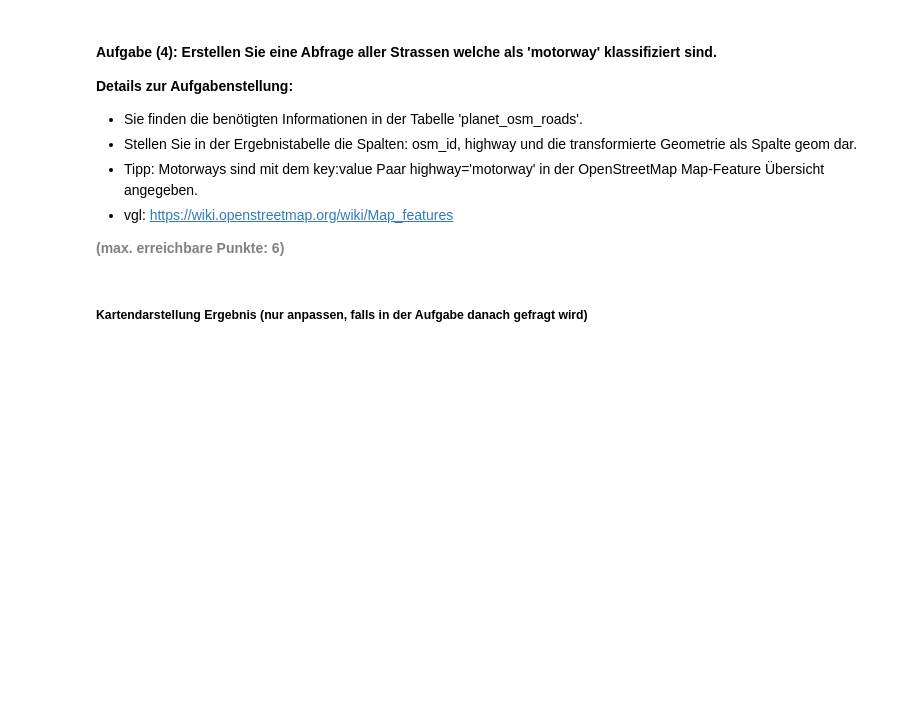
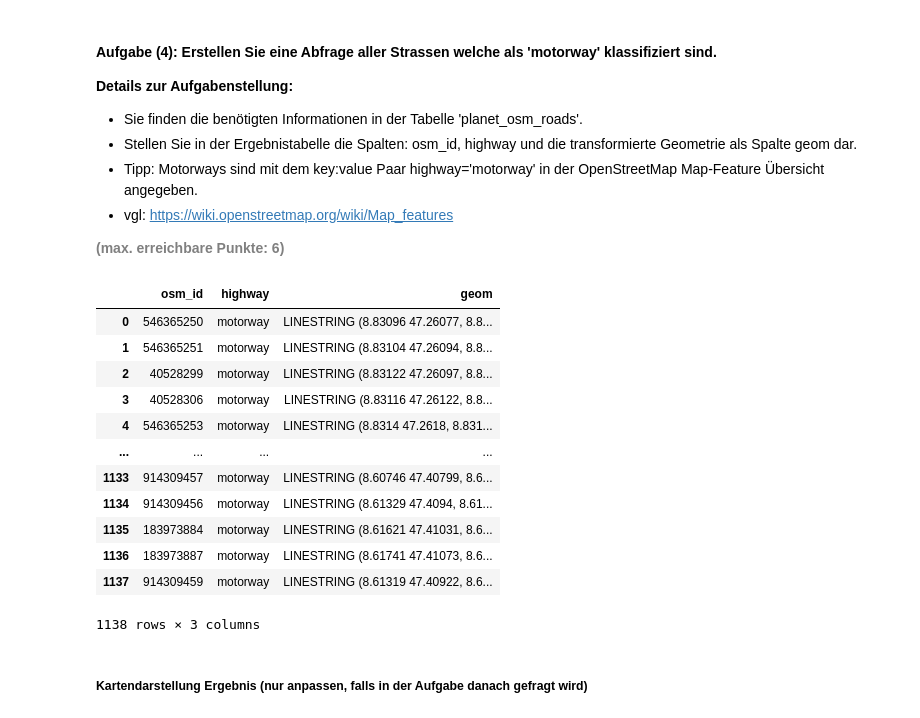
Before and after one commit to zempcol1/python_postgresql_postgis, a Jupyter notebook: HS24 EXAM/AP03_Management_Raeumliche_Daten.ipynb, the cells around one changed output. Saved outputs shown, nothing was run; the diff lists cells and outputs as text; code cells hidden in the pictures; blank space fills up the shorter version.

```diff
--- a/HS24 EXAM/AP03_Management_Raeumliche_Daten.ipynb
+++ b/HS24 EXAM/AP03_Management_Raeumliche_Daten.ipynb
@@ -364,21 +374,38 @@ m
 # %%
 # Engine für Datenbankverbindung erstellen
 engine = create_engine(db_connection_url)
 
 # Ergänzen Sie die SQL-Abfrage, um die Aufgabe zu lösen
-sql = """SELECT
-         FROM
-         WHERE
+sql = """SELECT p.osm_id,
+            p.highway,
+            st_transform(p.way, 4326) AS geom
+            FROM planet_osm_roads p
+            WHERE
+            p.highway = 'motorway'
      ;"""
 
 # Ergebnis in GeoDataFrame abspeichern
 gdf = gpd.GeoDataFrame.from_postgis(sql, engine)
 
 # Datenbankverbindung trennen
 engine.dispose()
 
 # Zeigen des GeoDataFrames
 gdf
+# %% [output]
+|  | osm_id | highway | geom |
+| 0 | 546365250 | motorway | LINESTRING (8.83096 47.26077, 8.8... |
+| 1 | 546365251 | motorway | LINESTRING (8.83104 47.26094, 8.8... |
+| 2 | 40528299 | motorway | LINESTRING (8.83122 47.26097, 8.8... |
+| 3 | 40528306 | motorway | LINESTRING (8.83116 47.26122, 8.8... |
+| 4 | 546365253 | motorway | LINESTRING (8.8314 47.2618, 8.831... |
+| ... | ... | ... | ... |
+| 1133 | 914309457 | motorway | LINESTRING (8.60746 47.40799, 8.6... |
+| 1134 | 914309456 | motorway | LINESTRING (8.61329 47.4094, 8.61... |
+| 1135 | 183973884 | motorway | LINESTRING (8.61621 47.41031, 8.6... |
+| 1136 | 183973887 | motorway | LINESTRING (8.61741 47.41073, 8.6... |
+| 1137 | 914309459 | motorway | LINESTRING (8.61319 47.40922, 8.6... |
+1138 rows × 3 columns
 # %% [markdown]
 ##### <b>Kartendarstellung Ergebnis (nur anpassen, falls in der Aufgabe danach gefragt wird)</b>
 # %%
```
Also changed, not shown: parts of 11 cells of this notebook, 2 other files.
